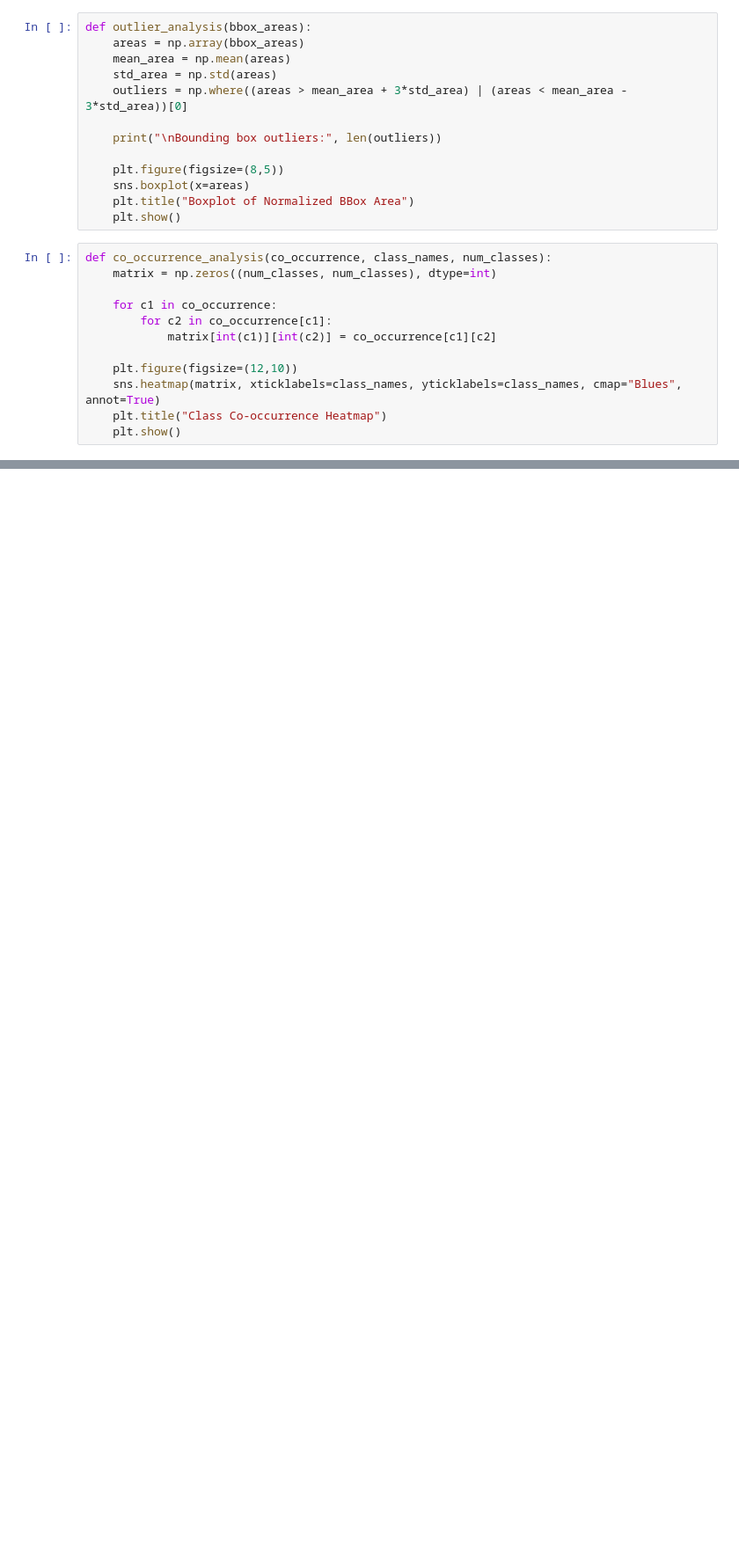
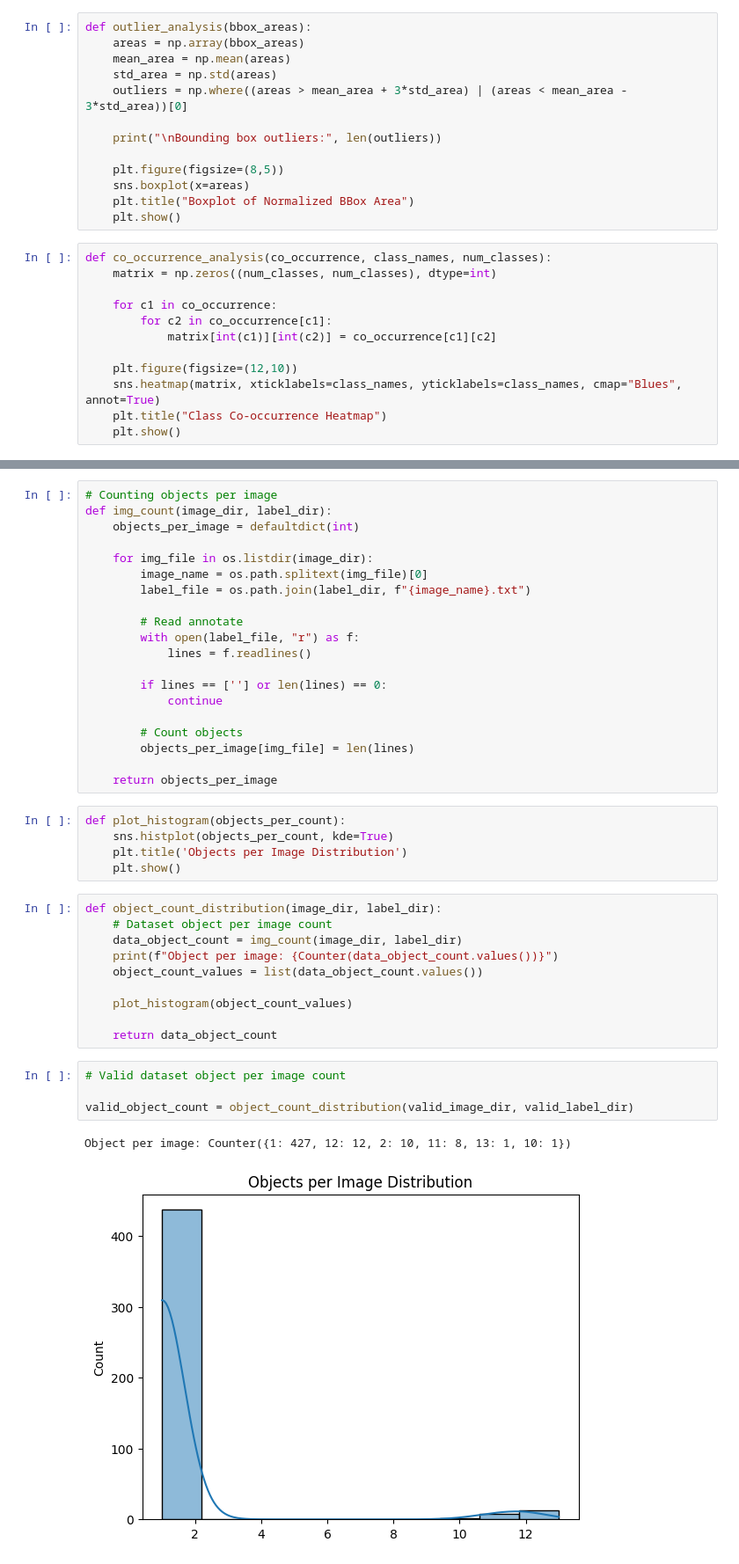
Before and after one commit to M-Hamza380/Waste-Material-System, a Jupyter notebook: src/backend/research/trials.ipynb, the cells around one changed output, grey strips where cells are left out. Shown at 88% size. Saved outputs shown, nothing was run; the diff lists cells and outputs as text; blank space fills up the shorter version.

```diff
--- a/src/backend/research/trials.ipynb
+++ b/src/backend/research/trials.ipynb
@@ -649,3 +700,45 @@ Average resolution: (np.float64(483.14), np.float64(636.86))
 
 === AREA SIZE ===
 ... (11 outputs left out)
+# %%
+# Counting objects per image
+def img_count(image_dir, label_dir):
+    objects_per_image = defaultdict(int)
+
+    for img_file in os.listdir(image_dir):
+        image_name = os.path.splitext(img_file)[0]
+        label_file = os.path.join(label_dir, f"{image_name}.txt")
+
+        # Read annotate
+        with open(label_file, "r") as f:
+            lines = f.readlines()
+
+        if lines == [''] or len(lines) == 0:
+            continue
+
+        # Count objects
+        objects_per_image[img_file] = len(lines)
+
+    return objects_per_image
+# %%
+def plot_histogram(objects_per_count):
+    sns.histplot(objects_per_count, kde=True)
+    plt.title('Objects per Image Distribution')
+    plt.show()
+# %%
+def object_count_distribution(image_dir, label_dir):
+    # Dataset object per image count
+    data_object_count = img_count(image_dir, label_dir)
+    print(f"Object per image: {Counter(data_object_count.values())}")
+    object_count_values = list(data_object_count.values())
+
+    plot_histogram(object_count_values)
+
+    return data_object_count
+# %%
+# Valid dataset object per image count
+
+valid_object_count = object_count_distribution(valid_image_dir, valid_label_dir)
+# %% [output]
+Object per image: Counter({1: 427, 12: 12, 2: 10, 11: 8, 13: 1, 10: 1})
+[figure, added]
```
Also changed, not shown: parts of 19 cells of this notebook, 1 other file.
